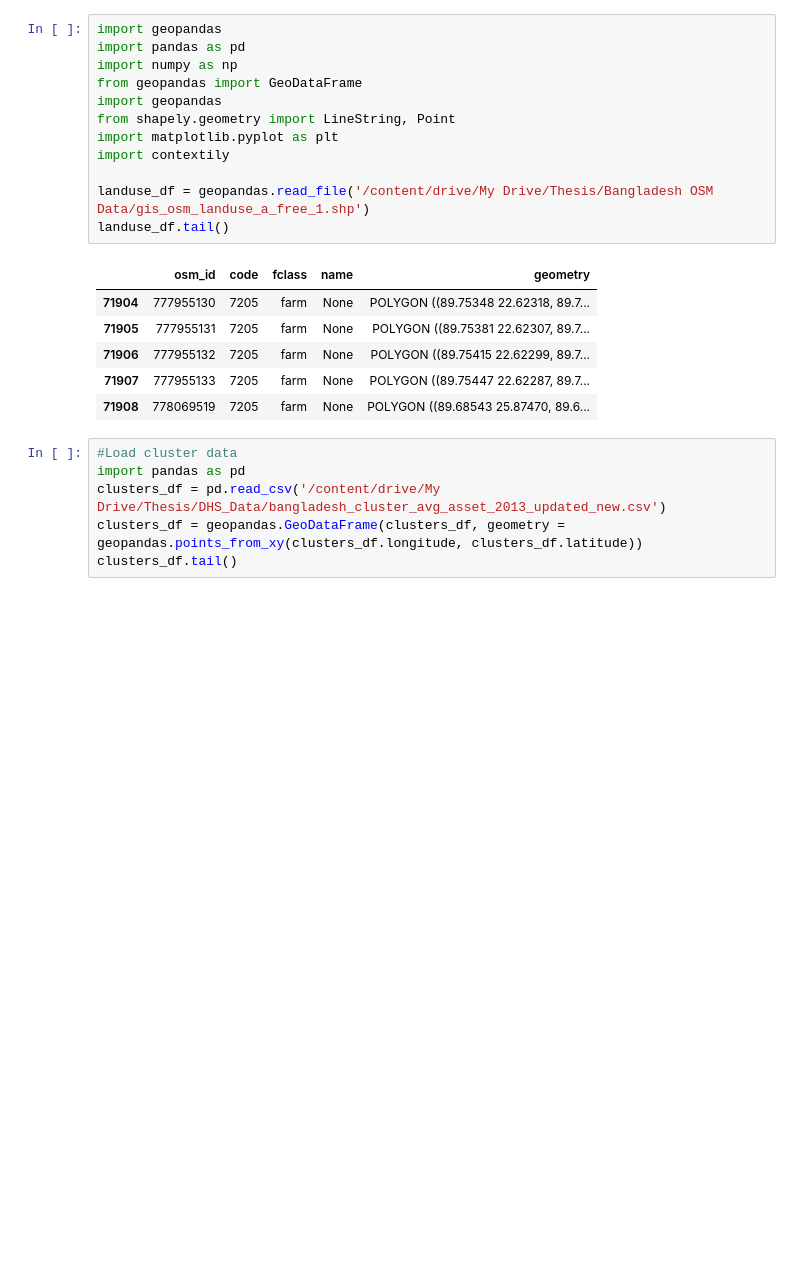
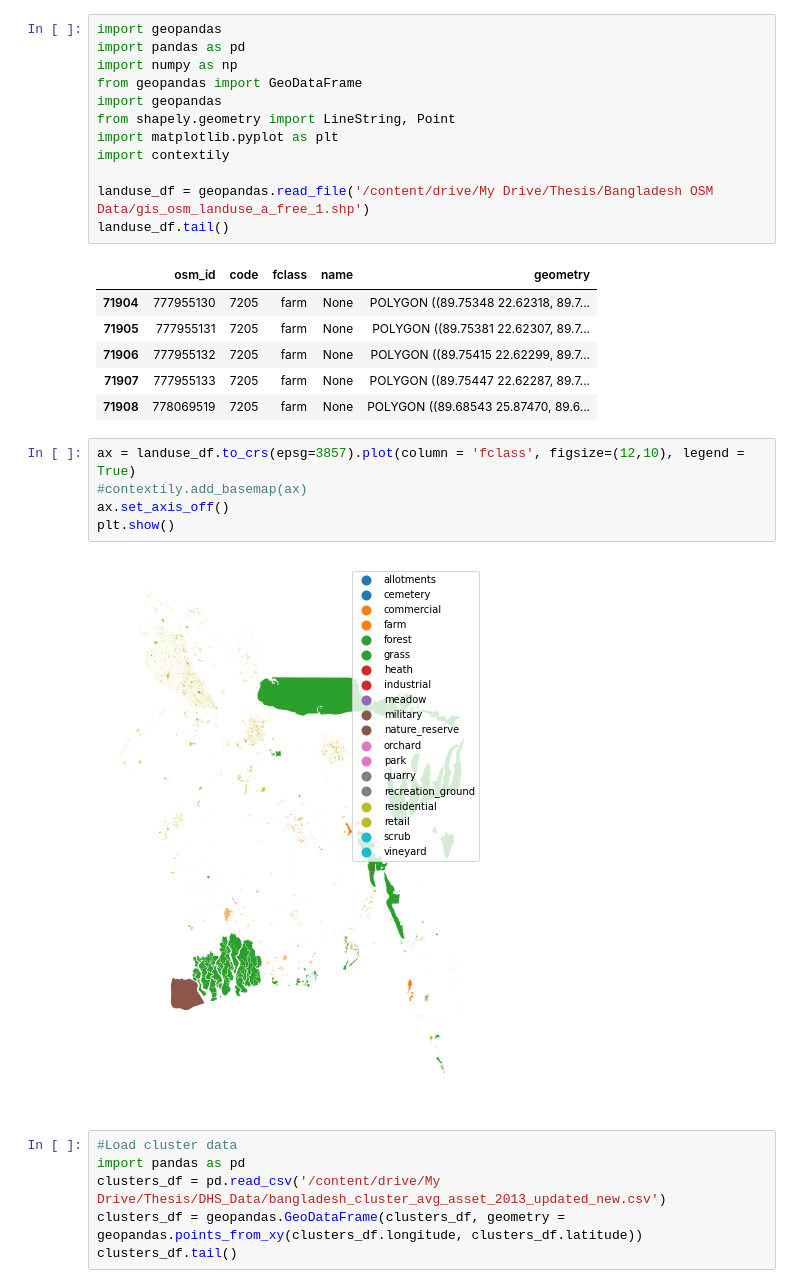
Before and after one commit to huydang90/Mapping-Poverty-With-Satellite-Images, a Jupyter notebook: Code/1. OSM Prep - Extract Landuse Features.ipynb, the cells around one changed output. Saved outputs shown, nothing was run; the diff lists cells and outputs as text; blank space fills up the shorter version.

```diff
--- a/Code/1. OSM Prep - Extract Landuse Features.ipynb
+++ b/Code/1. OSM Prep - Extract Landuse Features.ipynb
@@ -63,6 +63,13 @@ landuse_df.tail()
 | 71906 | 777955132 | 7205 | farm | None | POLYGON ((89.75415 22.62299, 89.7... |
 | 71907 | 777955133 | 7205 | farm | None | POLYGON ((89.75447 22.62287, 89.7... |
 | 71908 | 778069519 | 7205 | farm | None | POLYGON ((89.68543 25.87470, 89.6... |
+# %%
+ax = landuse_df.to_crs(epsg=3857).plot(column = 'fclass', figsize=(12,10), legend = True)
+#contextily.add_basemap(ax)
+ax.set_axis_off()
+plt.show()
+# %% [output]
+[figure, added]
 # %%
 #Load cluster data
 import pandas as pd
```
Also changed, not shown: parts of 21 cells of this notebook, 10 other files.
